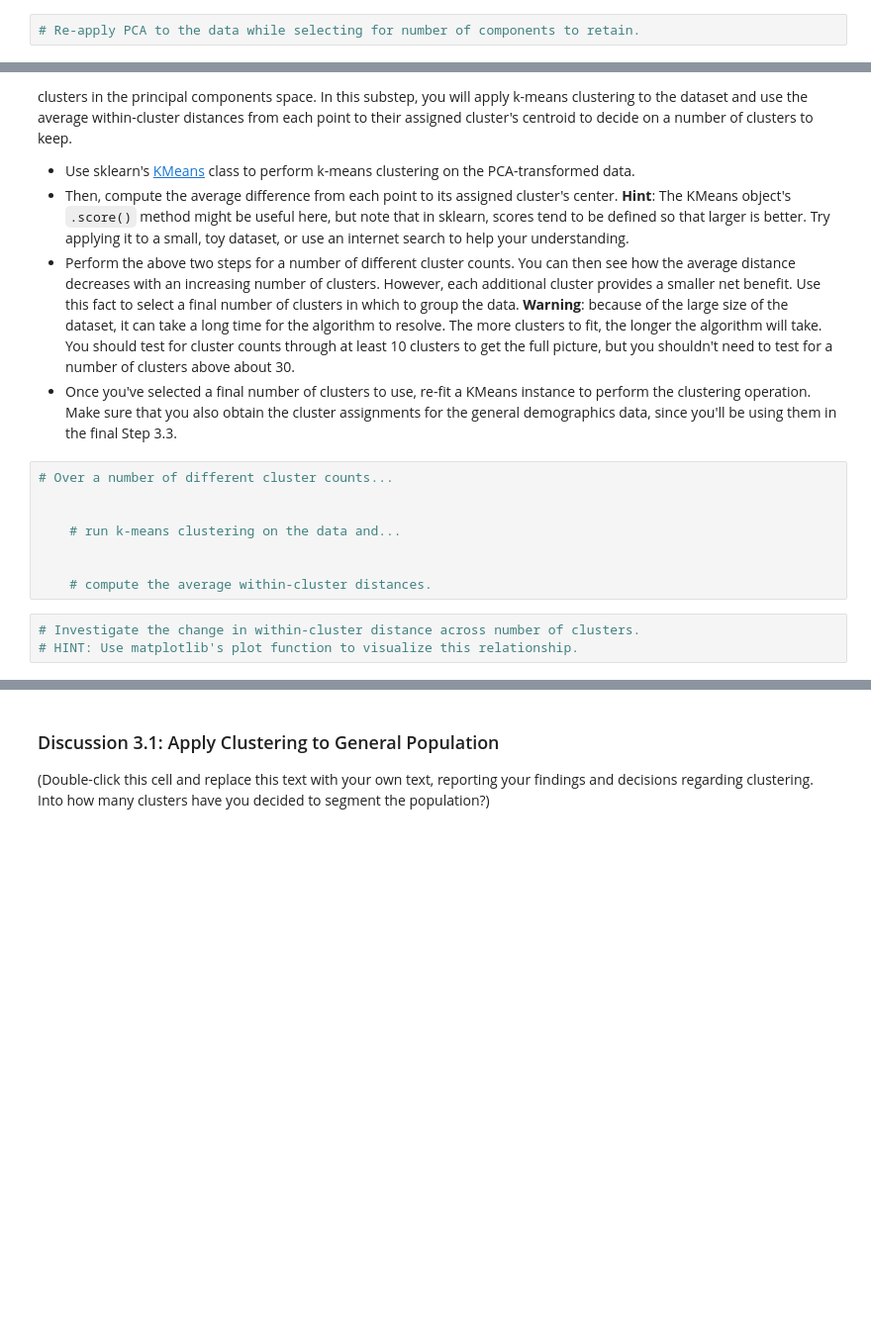
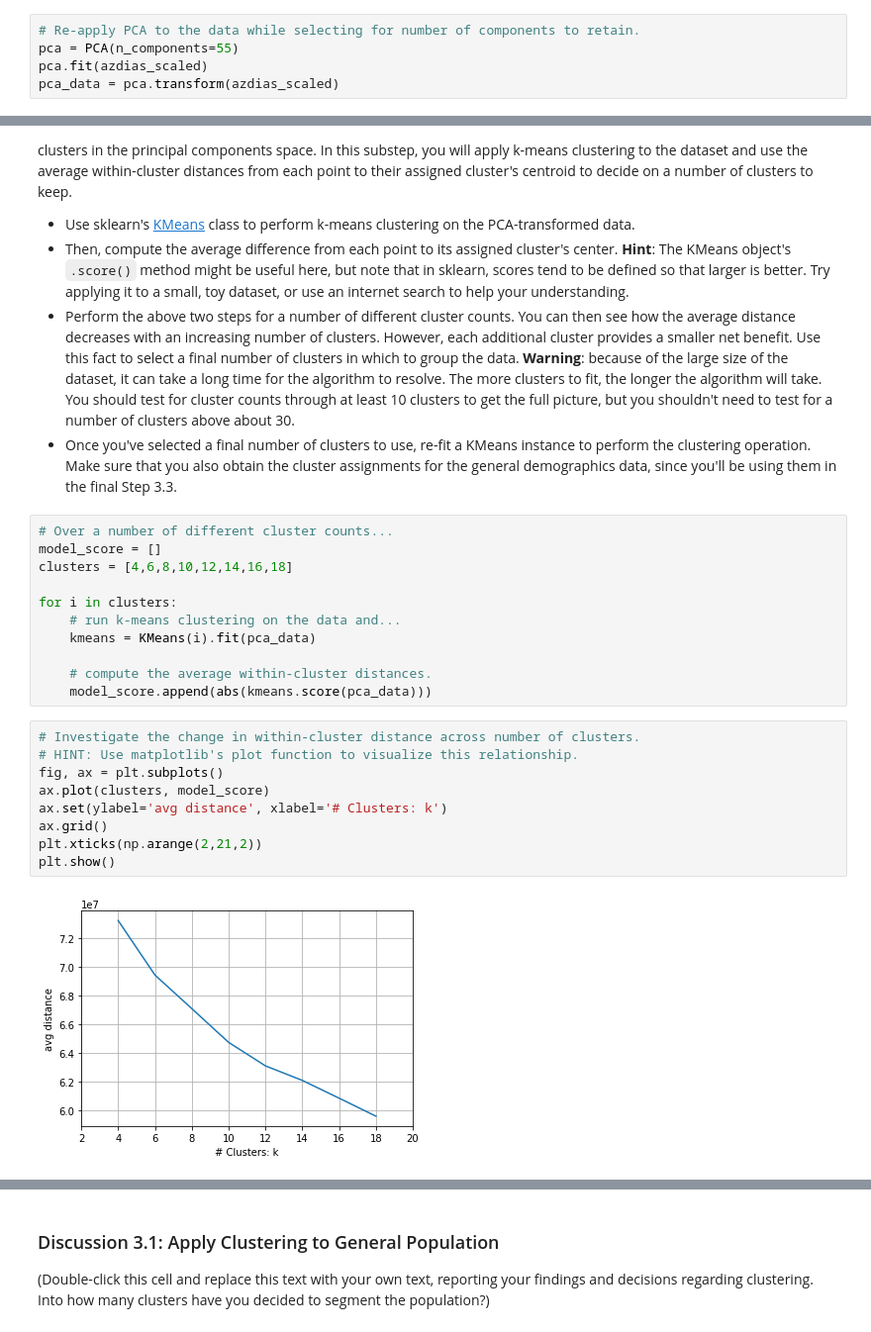
Before and after one commit to ShamezW/Identify_Customer_Segments, a Jupyter notebook: Identify_Customer_Segments.ipynb, the cells around one changed output, grey strips where cells are left out. Shown at 99% size. Saved outputs shown, nothing was run; the diff lists cells and outputs as text; blank space fills up the shorter version.

```diff
--- a/Identify_Customer_Segments.ipynb
+++ b/Identify_Customer_Segments.ipynb
@@ -502,5 +712,8 @@ On your scaled data, you are now ready to apply dimensionality reduction techniq
 # %%
 # Re-apply PCA to the data while selecting for number of components to retain.
+pca = PCA(n_components=55)
+pca.fit(azdias_scaled)
+pca_data = pca.transform(azdias_scaled)
 # %% [markdown]
 ### Discussion 2.2: Perform Dimensionality Reduction
 
@@ -542,15 +841,26 @@ You've assessed and cleaned the demographics data, then scaled and transformed t
 - Once you've selected a final number of clusters to use, re-fit a KMeans instance to perform the clustering operation. Make sure that you also obtain the cluster assignments for the general demographics data, since you'll be using them in the final Step 3.3.
 # %%
 # Over a number of different cluster counts...
+model_score = []
+clusters = [4,6,8,10,12,14,16,18]
 
-
+for i in clusters:
     # run k-means clustering on the data and...
-
+    kmeans = KMeans(i).fit(pca_data)
 
     # compute the average within-cluster distances.
+    model_score.append(abs(kmeans.score(pca_data)))
 # %%
 # Investigate the change in within-cluster distance across number of clusters.
 # HINT: Use matplotlib's plot function to visualize this relationship.
+fig, ax = plt.subplots()
+ax.plot(clusters, model_score)
+ax.set(ylabel='avg distance', xlabel='# Clusters: k')
+ax.grid()
+plt.xticks(np.arange(2,21,2))
+plt.show()
+# %% [output]
+[figure, added]
 # %%
 # Re-fit the k-means model with the selected number of clusters and obtain
 # cluster predictions for the general population demographics data.
```
Also changed, not shown: parts of 39 cells of this notebook.
